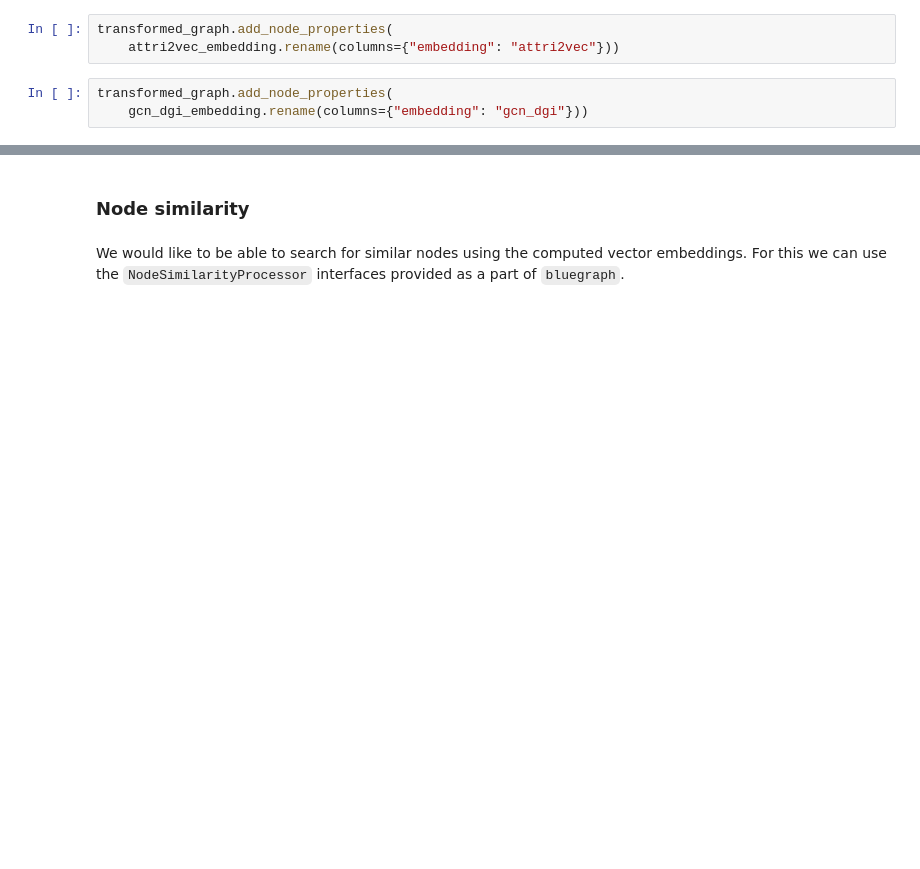
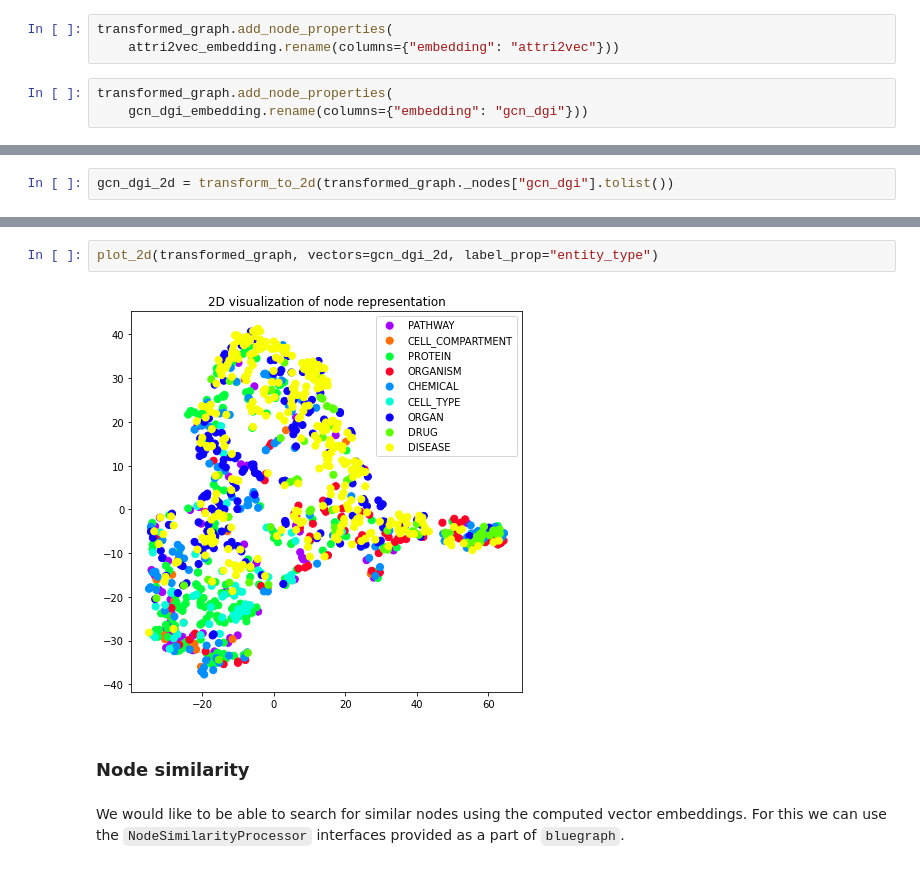
Before and after one commit to BlueBrain/BlueGraph, a Jupyter notebook: examples/Embedding and downstream tasks.ipynb, the cells around one changed output, grey strips where cells are left out. Cells and saved outputs as stored; diff of their text form; blank space fills up the shorter version.

```diff
--- a/examples/Embedding and downstream tasks.ipynb
+++ b/examples/Embedding and downstream tasks.ipynb
@@ -315,0 +322,2 @@ transformed_graph.nodes(raw_frame=True)
+# %%
+gcn_dgi_2d = transform_to_2d(transformed_graph._nodes["gcn_dgi"].tolist())
@@ -316,3 +334,7 @@ transformed_graph.nodes(raw_frame=True)
+# %%
+plot_2d(transformed_graph, vectors=gcn_dgi_2d, label_prop="entity_type")
+# %% [output]
+[figure, added]
 # %% [markdown]
 ### Node similarity
 # %% [markdown]
```
Also changed, not shown: parts of 63 cells of this notebook, 9 other files.
